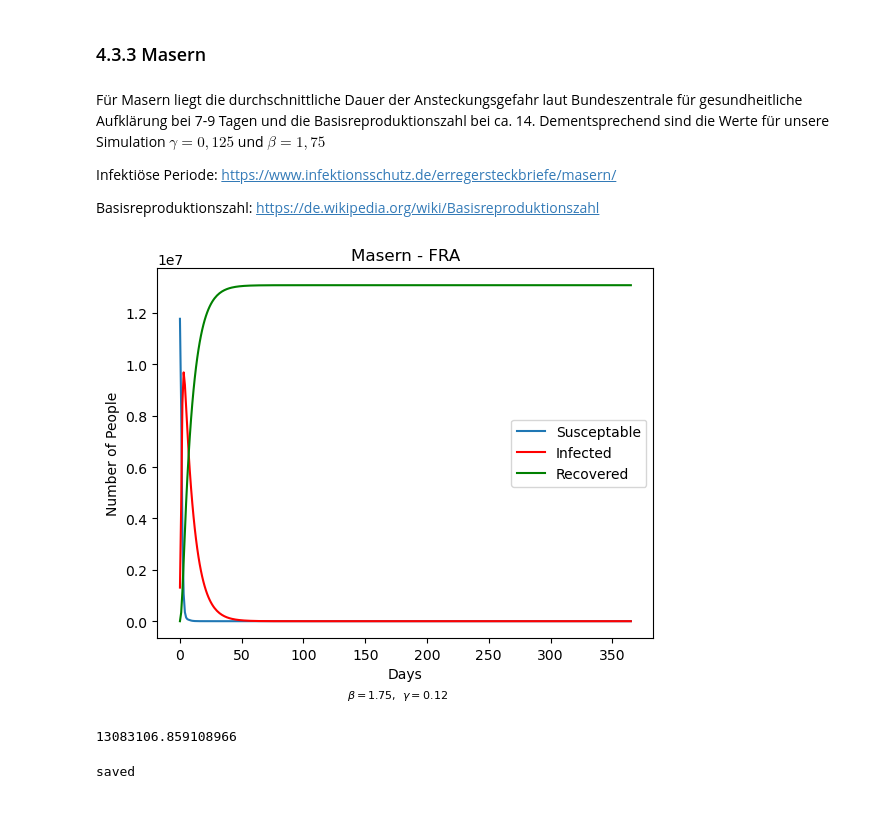
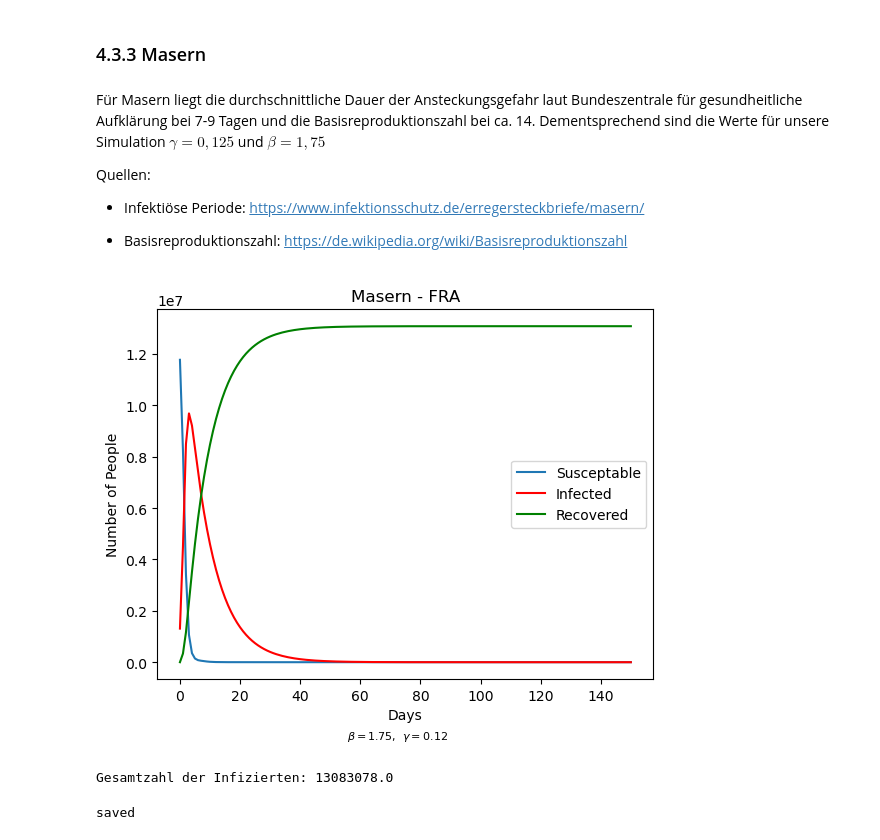
Before and after one commit to LoloSpirit/PlagueInc, a Jupyter notebook: Ausarbeitung_Projekt.ipynb, the cells around one changed output. Saved outputs shown, nothing was run; the diff lists cells and outputs as text; code cells hidden in the pictures; blank space fills up the shorter version.

```diff
--- a/Ausarbeitung_Projekt.ipynb
+++ b/Ausarbeitung_Projekt.ipynb
@@ -886,25 +941,27 @@ Geschichtlich gesehen ereigneten sich einige große Keuchhustenepidemien im 19.
 # %% [markdown]
 Für Masern liegt die durchschnittliche Dauer der Ansteckungsgefahr laut Bundeszentrale für gesundheitliche Aufklärung bei 7-9 Tagen und die Basisreproduktionszahl bei ca. 14. Dementsprechend sind die Werte für unsere Simulation $\gamma = 0,125$ und $\beta = 1,75$
 
-Infektiöse Periode: https://www.infektionsschutz.de/erregersteckbriefe/masern/
+Quellen:
 
-Basisreproduktionszahl: https://de.wikipedia.org/wiki/Basisreproduktionszahl
+- Infektiöse Periode: https://www.infektionsschutz.de/erregersteckbriefe/masern/
+
+- Basisreproduktionszahl: https://de.wikipedia.org/wiki/Basisreproduktionszahl
 # %%
 beta = 1.75
 gamma = 0.125
-days = 1 * 365
+days = 1 * 150
 city = 'FRA'
 
 cure_humanity()
 cities[city].infect_percent(0.1)
 t, SIR_values = combined_simulation(beta, gamma, 0.01, 0.01, 0.01, days, 'RK')
 S, I, R = zip(*SIR_values[city])
 plot_SIR('Masern - FRA', t, S, I, R, values = {r'\beta': beta, r'\gamma': gamma})
 
-print(R[-1]+I[-1])
+print(f"Gesamtzahl der Infizierten: {round(R[-1]+I[-1],0)}")
 # %% [output]
-[figure, old version]
+[figure, new version]
-13083106.859108966
+Gesamtzahl der Infizierten: 13083078.0
 # %%
 beta = 1.75
 gamma = 0.12
```
Also changed, not shown: parts of 41 cells of this notebook, 1 other file.
